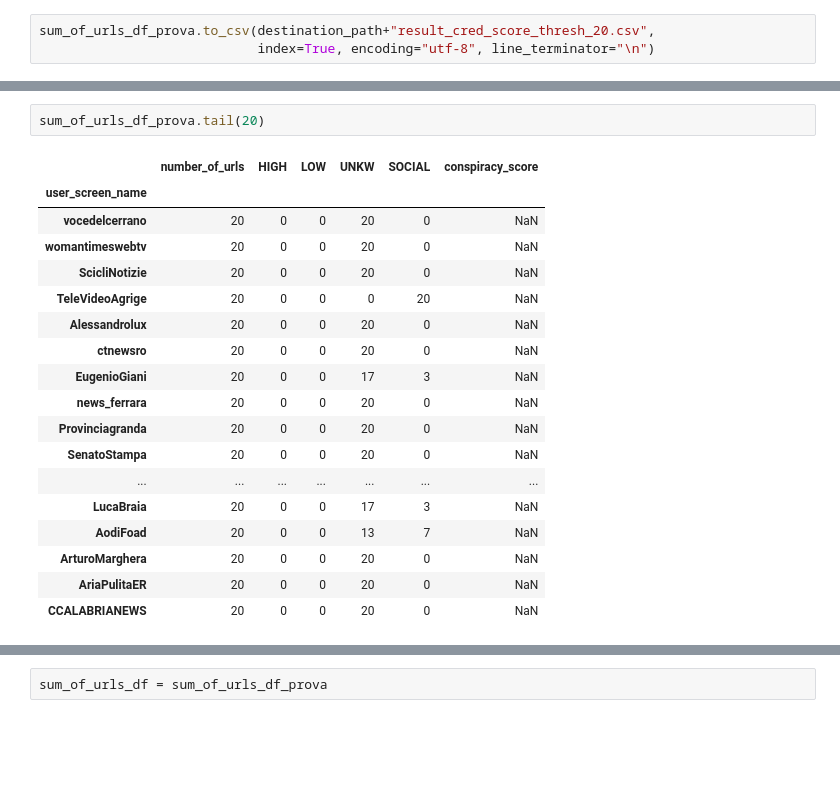
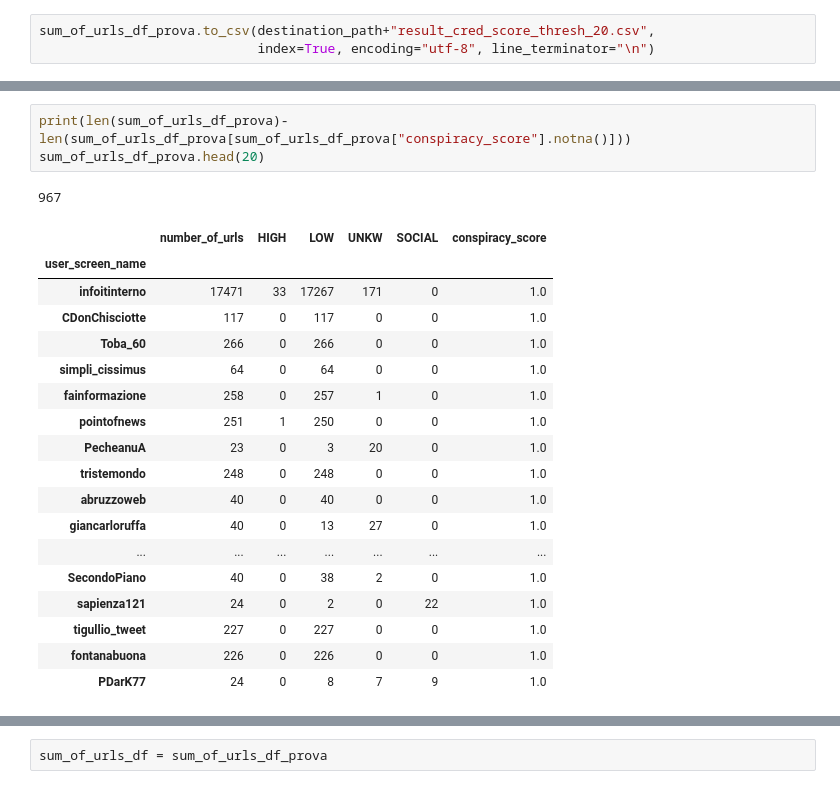
Before and after one commit to gi-ux/Vaccines_Discussion_Italy, a Jupyter notebook: Laura/4.Domains.ipynb, the cells around one changed output, grey strips where cells are left out. Drawn from its saved outputs; the diff is of its cells as text; blank space fills up the shorter version.

```diff
--- a/Laura/4.Domains.ipynb
+++ b/Laura/4.Domains.ipynb
@@ -342,24 +339,26 @@ memory usage: 285.6+ KB
-# %%
-sum_of_urls_df_prova.tail(20)
-# %% [output]
-|  | number_of_urls | HIGH | LOW | UNKW | SOCIAL | conspiracy_score |
-| user_screen_name |  |  |  |  |  |  |
-| vocedelcerrano | 20 | 0 | 0 | 20 | 0 | NaN |
-| womantimeswebtv | 20 | 0 | 0 | 20 | 0 | NaN |
-| ScicliNotizie | 20 | 0 | 0 | 20 | 0 | NaN |
-| TeleVideoAgrige | 20 | 0 | 0 | 0 | 20 | NaN |
-| Alessandrolux | 20 | 0 | 0 | 20 | 0 | NaN |
-| ctnewsro | 20 | 0 | 0 | 20 | 0 | NaN |
-| EugenioGiani | 20 | 0 | 0 | 17 | 3 | NaN |
-| news_ferrara | 20 | 0 | 0 | 20 | 0 | NaN |
-| Provinciagranda | 20 | 0 | 0 | 20 | 0 | NaN |
-| SenatoStampa | 20 | 0 | 0 | 20 | 0 | NaN |
-| ... | ... | ... | ... | ... | ... | ... |
-| LucaBraia | 20 | 0 | 0 | 17 | 3 | NaN |
-| AodiFoad | 20 | 0 | 0 | 13 | 7 | NaN |
-| ArturoMarghera | 20 | 0 | 0 | 20 | 0 | NaN |
-| AriaPulitaER | 20 | 0 | 0 | 20 | 0 | NaN |
-| CCALABRIANEWS | 20 | 0 | 0 | 20 | 0 | NaN |
+# %%
+print(len(sum_of_urls_df_prova)-len(sum_of_urls_df_prova[sum_of_urls_df_prova["conspiracy_score"].notna()]))
+sum_of_urls_df_prova.head(20)
+# %% [output]
+967
+|  | number_of_urls | HIGH | LOW | UNKW | SOCIAL | conspiracy_score |
+| user_screen_name |  |  |  |  |  |  |
+| infoitinterno | 17471 | 33 | 17267 | 171 | 0 | 1.0 |
+| CDonChisciotte | 117 | 0 | 117 | 0 | 0 | 1.0 |
+| Toba_60 | 266 | 0 | 266 | 0 | 0 | 1.0 |
+| simpli_cissimus | 64 | 0 | 64 | 0 | 0 | 1.0 |
+| fainformazione | 258 | 0 | 257 | 1 | 0 | 1.0 |
+| pointofnews | 251 | 1 | 250 | 0 | 0 | 1.0 |
+| PecheanuA | 23 | 0 | 3 | 20 | 0 | 1.0 |
+| tristemondo | 248 | 0 | 248 | 0 | 0 | 1.0 |
+| abruzzoweb | 40 | 0 | 40 | 0 | 0 | 1.0 |
+| giancarloruffa | 40 | 0 | 13 | 27 | 0 | 1.0 |
+| ... | ... | ... | ... | ... | ... | ... |
+| SecondoPiano | 40 | 0 | 38 | 2 | 0 | 1.0 |
+| sapienza121 | 24 | 0 | 2 | 0 | 22 | 1.0 |
+| tigullio_tweet | 227 | 0 | 227 | 0 | 0 | 1.0 |
+| fontanabuona | 226 | 0 | 226 | 0 | 0 | 1.0 |
+| PDarK77 | 24 | 0 | 8 | 7 | 9 | 1.0 |
 # %%
 sum_of_urls_df_prova[sum_of_urls_df_prova["conspiracy_score"]>=0.50]
 # %% [output]
```
Also changed, not shown: parts of 16 cells of this notebook, 6 other files.
